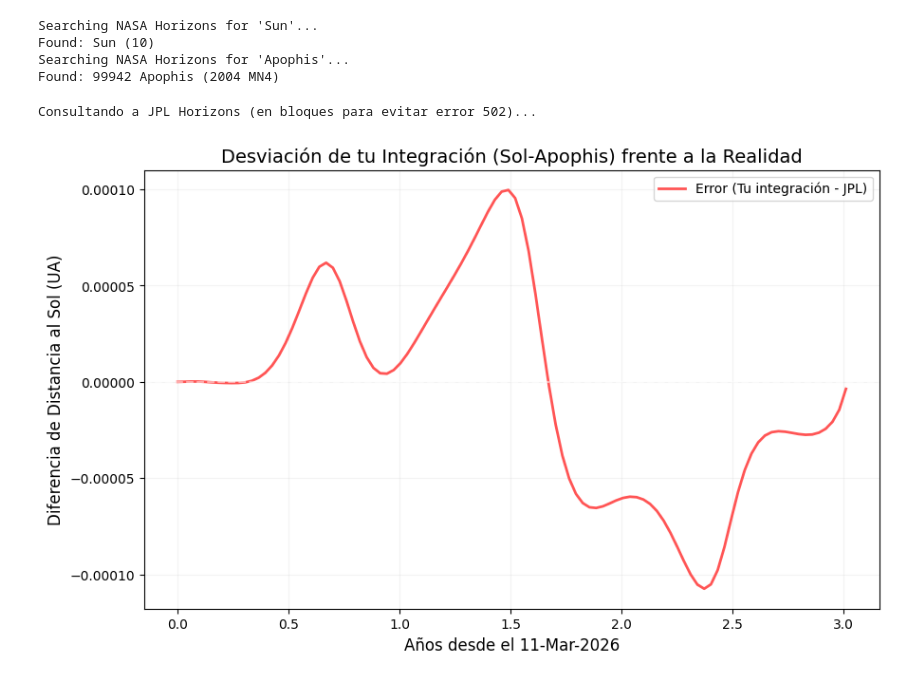
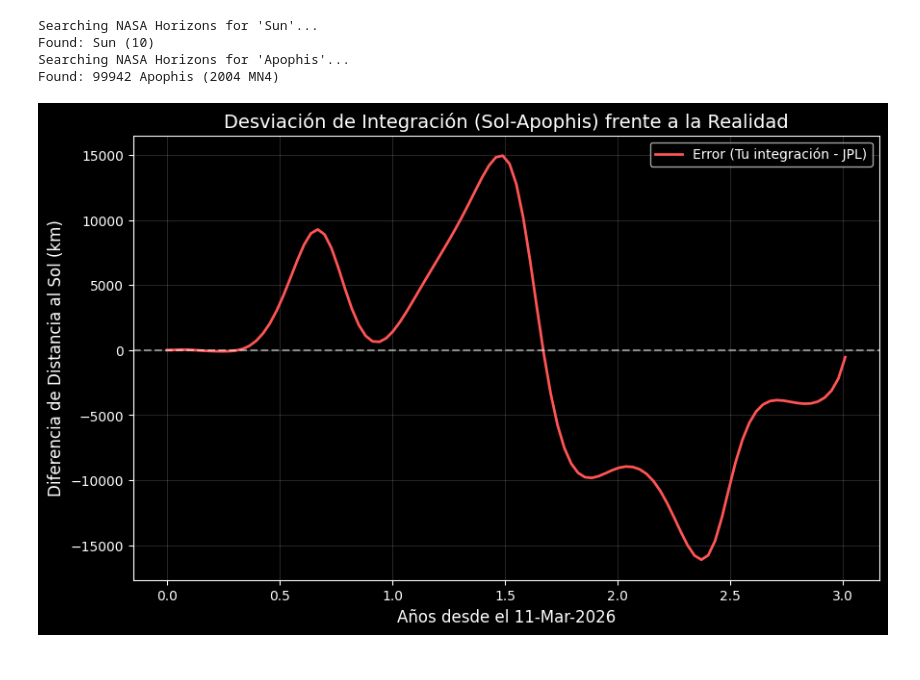
Before and after one commit to IsaacVilladaMontoya/meccel, a Jupyter notebook: Proyecto_meccel.ipynb, the cells around one changed output. Drawn from its saved outputs; the diff is of its cells as text; code cells hidden in the pictures.

```diff
--- a/Proyecto_meccel.ipynb
+++ b/Proyecto_meccel.ipynb
@@ -82,64 +80,59 @@ Searching NASA Horizons for 'Apophis'...
 Found: 99942 Apophis (2004 MN4)
 # %%
 ts = np.linspace(0, 3.01, 100)
-pos_apophis_helio = np.zeros((100, 3))
+pos_apophis_helio1 = np.zeros((100, 3))
 
-def integrador(ts):
 
-  for i, t in enumerate(ts):
-      sim.integrate(t)
+for i, t in enumerate(ts):
+    sim.integrate(t)
 
-      # Extraemos las partículas
-      sol = sim.particles[0]
-      apophis = sim.particles[1]
+    # Extraemos las partículas
+    sol = sim.particles[0]
+    apophis = sim.particles[1]
 
-      # Calculamos la posición relativa (Heliocéntrica)
-      x_rel = apophis.x - sol.x
-      y_rel = apophis.y - sol.y
-      z_rel = apophis.z - sol.z
+    # Calculamos la posición relativa (Heliocéntrica)
+    x_rel = apophis.x - sol.x
+    y_rel = apophis.y - sol.y
+    z_rel = apophis.z - sol.z
 
-      # Guardamos en nuestro arreglo
-      pos_apophis_helio[i] = [x_rel, y_rel, z_rel]
-
-      return pos_apophis_helio
+    # Guardamos en nuestro arreglo
+    pos_apophis_helio1[i] = [x_rel, y_rel, z_rel]
 # %%
-r_rebound_mag = np.linalg.norm(pos_apophis_helio, axis=1)
+r_rebound_mag1 = np.linalg.norm(pos_apophis_helio1, axis=1)
 
 # 2. Convertir tu tiempo 'ts' a Julian Dates (JD) para el JPL
-# Tu integración está en años (yr = 365.25 días)
+# integración está en años (yr = 365.25 días)
 jd_inicial = Time(fecha_inicio).jd
 jds_integracion = jd_inicial + (ts * 365.25)
 
 # 3. Descargar datos del JPL Horizons usando tus tiempos exactos
 r_jpl_mag = []
 
-print("Consultando a JPL Horizons (en bloques para evitar error 502)...")
 # Dividimos tus 100 tiempos en dos bloques de 50
 bloques_jd = [jds_integracion[:50], jds_integracion[50:]]
 
 for bloque in bloques_jd:
     obj = Horizons(id='Apophis', location='@sun', epochs=bloque.tolist())
     vectores = obj.vectors()
     # Guardamos la columna 'range' (distancia al Sol)
     r_jpl_mag.extend(vectores['range'])
 
 r_jpl_mag = np.array(r_jpl_mag)
 
-# 4. Calcular la resta uno a uno (Tu código vs Realidad)
-diferencia = r_rebound_mag - r_jpl_mag
+# 4. Calcular la resta uno a uno (código vs Realidad)
+diferencia1 = (r_rebound_mag1 - r_jpl_mag) * 1.5e8
 
 # 5. Generar la gráfica
 plt.figure(figsize=(10, 6))
-plt.plot(ts, diferencia, color='#FF5555', linewidth=2, label='Error (Tu integración - JPL)')
+plt.plot(ts, diferencia1, color='#FF5555', linewidth=2, label='Error (Integración - JPL)')
 plt.axhline(0, color='white', linestyle='--', alpha=0.5)
 
-plt.title("Desviación de tu Integración (Sol-Apophis) frente a la Realidad", fontsize=14)
+plt.title("Desviación de Integración (Sol-Apophis) frente a la Realidad", fontsize=14)
 plt.xlabel("Años desde el 11-Mar-2026", fontsize=12)
-plt.ylabel("Diferencia de Distancia al Sol (UA)", fontsize=12)
+plt.ylabel("Diferencia de Distancia al Sol (km)", fontsize=12)
 plt.grid(True, alpha=0.15)
 plt.legend()
 plt.style.use('dark_background')
 plt.show()
 # %% [output]
-Consultando a JPL Horizons (en bloques para evitar error 502)...
-[figure, old version]
+[figure, new version]
```
Also changed, not shown: parts of 5 cells of this notebook.
